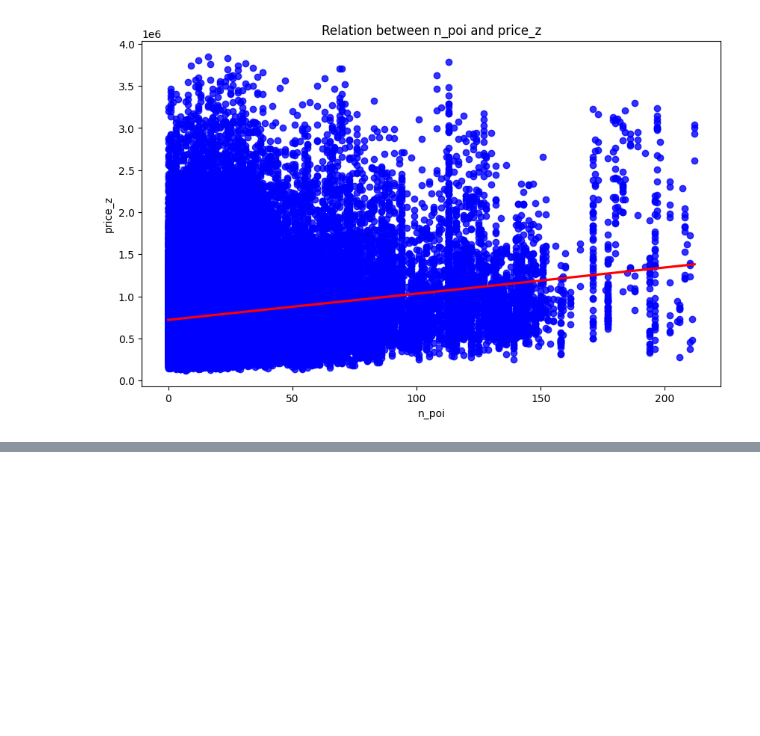
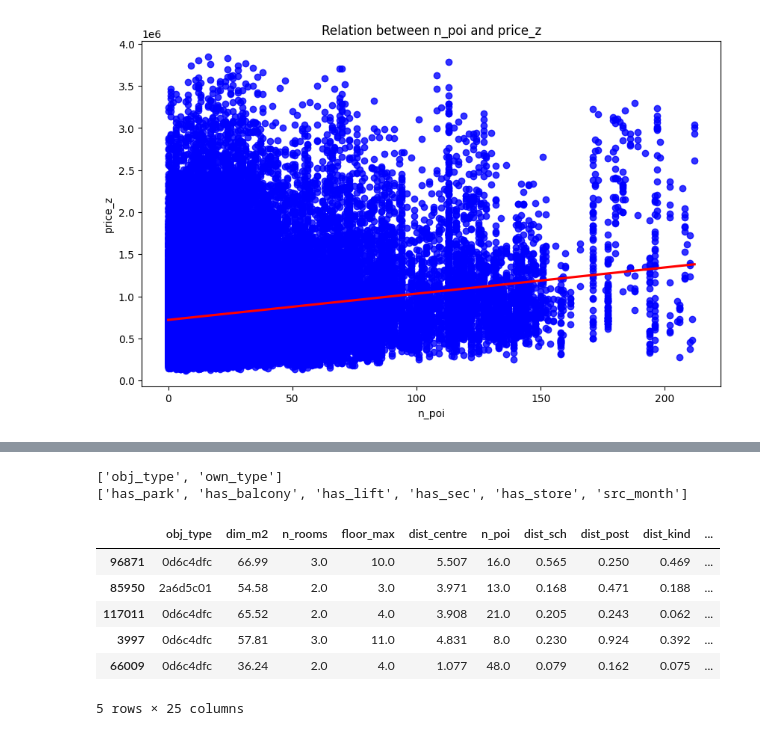
Before and after one commit to Mukhammadkodir27/Machine_Learning_Projects, a Jupyter notebook: Project-ML.ipynb, the cells around one changed output, grey strips where cells are left out. Saved outputs shown, nothing was run; the diff lists cells and outputs as text; code cells hidden in the pictures; blank space fills up the shorter version.

```diff
--- a/Project-ML.ipynb
+++ b/Project-ML.ipynb
@@ -956,0 +1081,3 @@ strong multicollinearity or other numerical problems.
+# %%
+df_train.drop(['build_mat', 'cond_class'], axis=1, inplace=True)
+df_test.drop(['build_mat', 'cond_class'], axis=1, inplace=True)
@@ -956,0 +1099,5 @@ strong multicollinearity or other numerical problems.
+# %%
+# based on missing values, need to drop some variables
+columns_to_drop = ['floor_no', 'year_built', 'dist_clinic',
+                   'dist_uni', 'infrastructure_quality']
+columns_to_reconsider = ['dist_sch', 'dist_post', 'dist_kind', 'dist_rest', 'dist_pharma']
@@ -956,0 +1221,23 @@ strong multicollinearity or other numerical problems.
+# %%
+categorical_variables_with_3_levels = ['obj_type', 'own_type']
+categorical_variables_with_2 = categorical_variables.to_list()
+categorical_variables_with_2.remove('obj_type')
+categorical_variables_with_2.remove('own_type')
+print(categorical_variables_with_3_levels)
+print(categorical_variables_with_2)
+# %% [output]
+['obj_type', 'own_type']
+['has_park', 'has_balcony', 'has_lift', 'has_sec', 'has_store', 'src_month']
+# %%
+encoded_train = df_train.copy()
+encoded_test = df_test.copy()
+# %%
+encoded_train.head()
+# %% [output]
+|  | obj_type | dim_m2 | n_rooms | floor_max | dist_centre | n_poi | dist_sch | dist_post | dist_kind | ... |
+| 96871 | 0d6c4dfc | 66.99 | 3.0 | 10.0 | 5.507 | 16.0 | 0.565 | 0.250 | 0.469 | ... |
+| 85950 | 2a6d5c01 | 54.58 | 2.0 | 3.0 | 3.971 | 13.0 | 0.168 | 0.471 | 0.188 | ... |
+| 117011 | 0d6c4dfc | 65.52 | 2.0 | 4.0 | 3.908 | 21.0 | 0.205 | 0.243 | 0.062 | ... |
+| 3997 | 0d6c4dfc | 57.81 | 3.0 | 11.0 | 4.831 | 8.0 | 0.230 | 0.924 | 0.392 | ... |
+| 66009 | 0d6c4dfc | 36.24 | 2.0 | 4.0 | 1.077 | 48.0 | 0.079 | 0.162 | 0.075 | ... |
+5 rows × 25 columns
```
Also changed, not shown: parts of 90 cells of this notebook.
